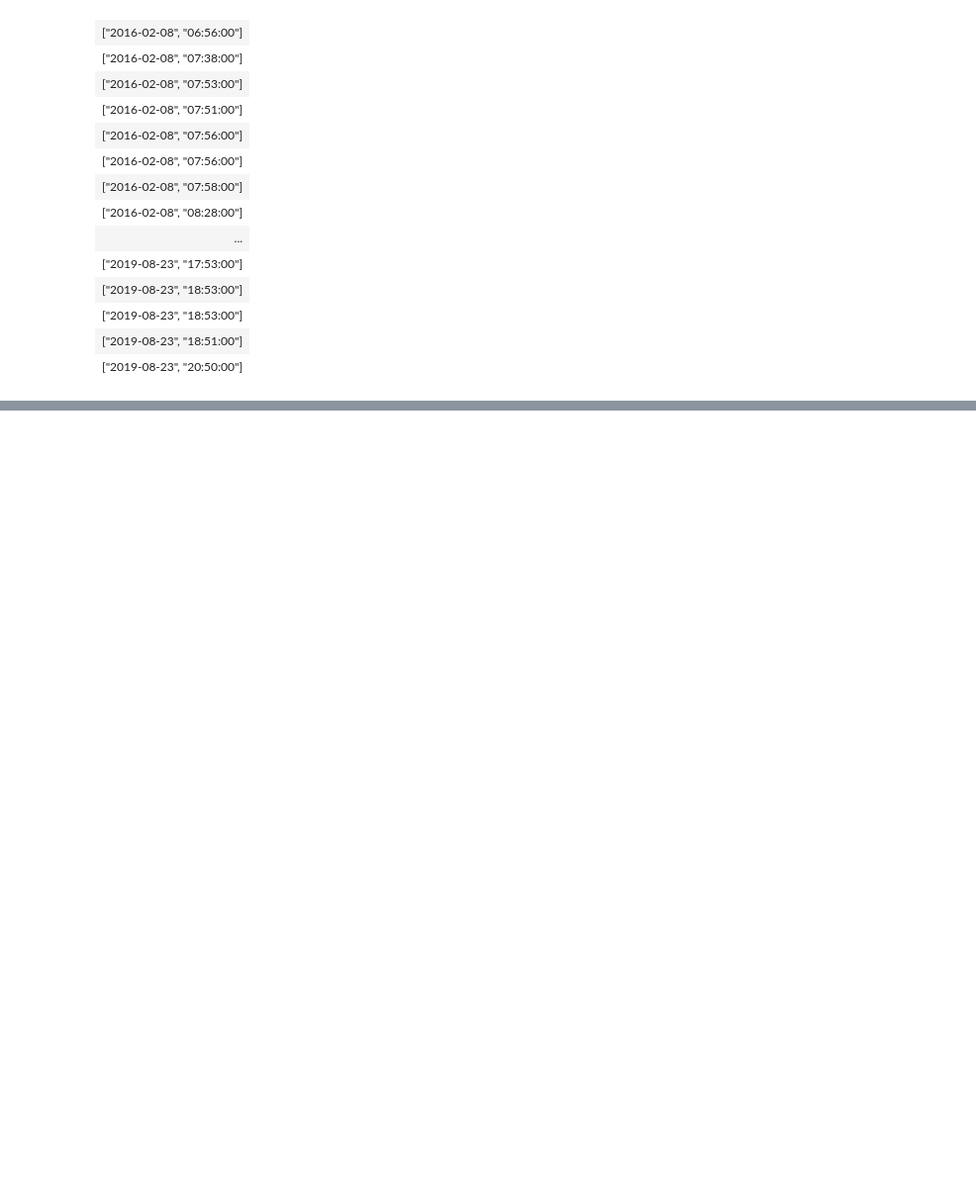
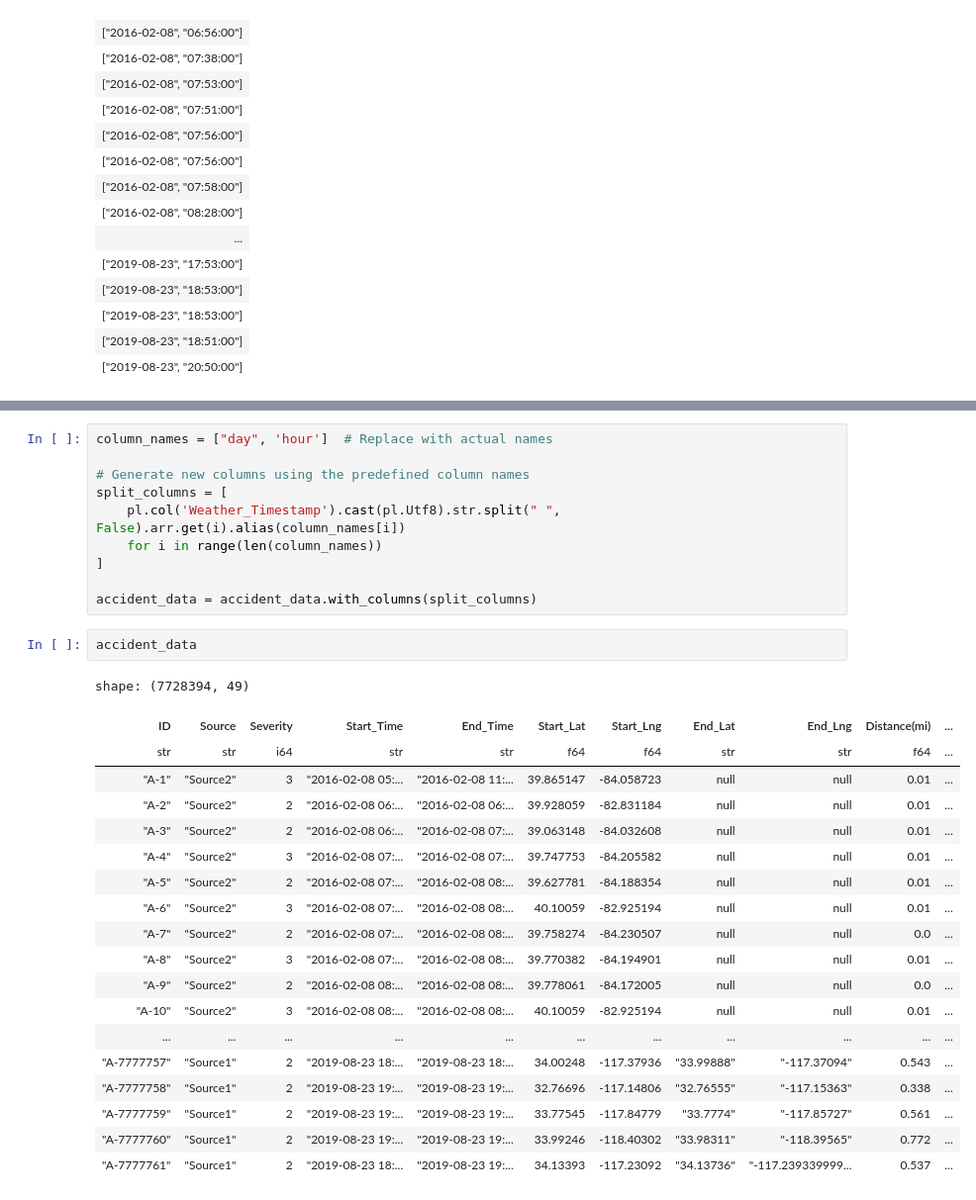
Before and after one commit to cosimop2000/BDMG-vehicle-accidents, a Jupyter notebook: workflows/vehicle-accident-polars.ipynb, the cells around one changed output, grey strips where cells are left out. Shown at 99% size. Drawn from its saved outputs; the diff is of its cells as text; blank space fills up the shorter version.

```diff
--- a/workflows/vehicle-accident-polars.ipynb
+++ b/workflows/vehicle-accident-polars.ipynb
@@ -388,0 +433,32 @@ shape: (7728394, 1)
+# %%
+column_names = ["day", 'hour']  # Replace with actual names
+
+# Generate new columns using the predefined column names
+split_columns = [
+    pl.col('Weather_Timestamp').cast(pl.Utf8).str.split(" ", False).arr.get(i).alias(column_names[i])
+    for i in range(len(column_names))
+]
+
+accident_data = accident_data.with_columns(split_columns)
+# %%
+accident_data
+# %% [output]
+shape: (7728394, 49)
+| ID | Source | Severity | Start_Time | End_Time | Start_Lat | Start_Lng | End_Lat | End_Lng | Distance(mi) | ... |
+| str | str | i64 | str | str | f64 | f64 | str | str | f64 | ... |
+| "A-1" | "Source2" | 3 | "2016-02-08 05:... | "2016-02-08 11:... | 39.865147 | -84.058723 | null | null | 0.01 | ... |
+| "A-2" | "Source2" | 2 | "2016-02-08 06:... | "2016-02-08 06:... | 39.928059 | -82.831184 | null | null | 0.01 | ... |
+| "A-3" | "Source2" | 2 | "2016-02-08 06:... | "2016-02-08 07:... | 39.063148 | -84.032608 | null | null | 0.01 | ... |
+| "A-4" | "Source2" | 3 | "2016-02-08 07:... | "2016-02-08 07:... | 39.747753 | -84.205582 | null | null | 0.01 | ... |
+| "A-5" | "Source2" | 2 | "2016-02-08 07:... | "2016-02-08 08:... | 39.627781 | -84.188354 | null | null | 0.01 | ... |
+| "A-6" | "Source2" | 3 | "2016-02-08 07:... | "2016-02-08 08:... | 40.10059 | -82.925194 | null | null | 0.01 | ... |
+| "A-7" | "Source2" | 2 | "2016-02-08 07:... | "2016-02-08 08:... | 39.758274 | -84.230507 | null | null | 0.0 | ... |
+| "A-8" | "Source2" | 3 | "2016-02-08 07:... | "2016-02-08 08:... | 39.770382 | -84.194901 | null | null | 0.01 | ... |
+| "A-9" | "Source2" | 2 | "2016-02-08 08:... | "2016-02-08 08:... | 39.778061 | -84.172005 | null | null | 0.0 | ... |
+| "A-10" | "Source2" | 3 | "2016-02-08 08:... | "2016-02-08 08:... | 40.10059 | -82.925194 | null | null | 0.01 | ... |
+| ... | ... | ... | ... | ... | ... | ... | ... | ... | ... | ... |
+| "A-7777757" | "Source1" | 2 | "2019-08-23 18:... | "2019-08-23 18:... | 34.00248 | -117.37936 | "33.99888" | "-117.37094" | 0.543 | ... |
+| "A-7777758" | "Source1" | 2 | "2019-08-23 19:... | "2019-08-23 19:... | 32.76696 | -117.14806 | "32.76555" | "-117.15363" | 0.338 | ... |
+| "A-7777759" | "Source1" | 2 | "2019-08-23 19:... | "2019-08-23 19:... | 33.77545 | -117.84779 | "33.7774" | "-117.85727" | 0.561 | ... |
+| "A-7777760" | "Source1" | 2 | "2019-08-23 19:... | "2019-08-23 19:... | 33.99246 | -118.40302 | "33.98311" | "-118.39565" | 0.772 | ... |
+| "A-7777761" | "Source1" | 2 | "2019-08-23 18:... | "2019-08-23 19:... | 34.13393 | -117.23092 | "34.13736" | "-117.239339999... | 0.537 | ... |
```
Also changed, not shown: parts of 14 cells of this notebook, 2 other files.
